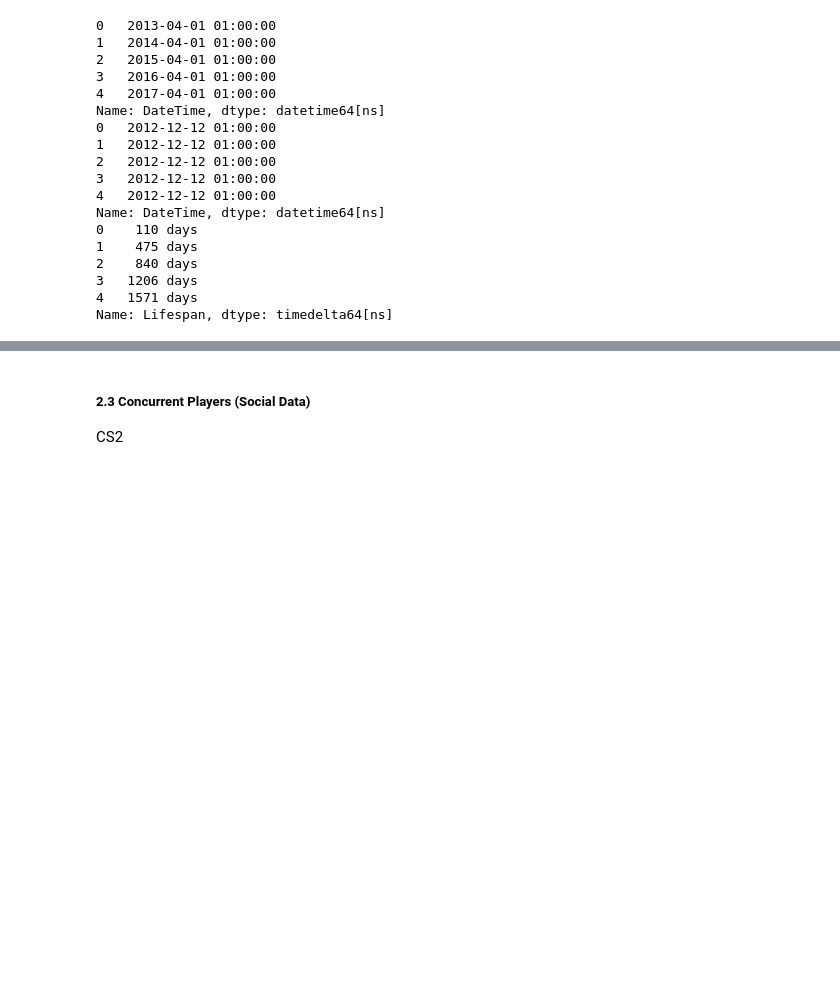
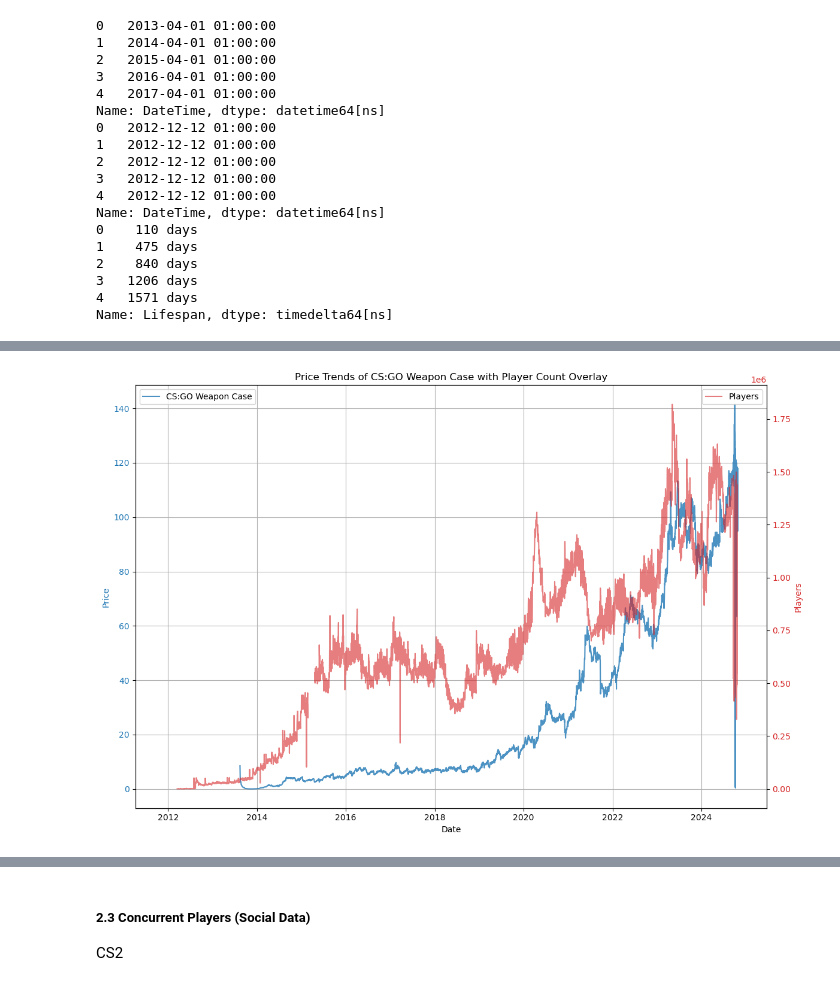
Before and after one commit to aalichao/CMPE255, a Jupyter notebook: Project.ipynb, the cells around one changed output, grey strips where cells are left out. Saved outputs shown, nothing was run; the diff lists cells and outputs as text; code cells hidden in the pictures; blank space fills up the shorter version.

```diff
--- a/Project.ipynb
+++ b/Project.ipynb
@@ -388,0 +445,55 @@ tf.to_json('./TF2Prices/CombinedTF2Prices_MultiParents_Dates_Lifetime.json', ori
+# %%
+import pandas as pd
+import matplotlib.pyplot as plt
+
+# Load the data
+cs = pd.read_csv('./CS2Prices/CombinedCS2Prices_Dates_Lifetime.csv')
+cs_filtered = pd.read_csv('./PlayerCount/cs2playercount.csv')
+
+# Ensure 'DateTime' columns are in datetime format
+cs['DateTime'] = pd.to_datetime(cs['DateTime'], errors='coerce')
+cs_filtered['DateTime'] = pd.to_datetime(cs_filtered['DateTime'], errors='coerce')
+
+# Dictionary for parent items and their children
+family = {'CS:GO Weapon Case': ['MP7 | Skulls', 'SG 553 | Ultraviolet', 'AUG | Wings', 'USP-S | Dark Water', 'Glock-18 | Dragon Tattoo', 'Desert Eagle | Hypnotic', 'AWP | Lightning Strike']}
+
+# Set up the plot
+fig, ax1 = plt.subplots(figsize=(12, 8))
+
+# Define color map for different lines
+colors = plt.cm.tab20.colors
+color_idx = 20
+
+# Plot the parent item price trend over time on the primary y-axis
+for parent, children in family.items():
+    item_data = cs[cs['Item Name'] == parent]
+
+    # Group by date if needed and plot
+    item_data_agg = item_data.groupby('DateTime')['Price'].mean().reset_index()
+    ax1.plot(item_data_agg['DateTime'], item_data_agg['Price'], label=parent, color=colors[color_idx % len(colors)], alpha=0.8, zorder=10)
+    color_idx += 1
+
+# Customize the primary y-axis (left)
+ax1.set_xlabel('Date')
+ax1.set_ylabel('Price', color='tab:blue')
+ax1.tick_params(axis='y', labelcolor='tab:blue')
+
+# Create a secondary y-axis for the player count
+ax2 = ax1.twinx()
+
+# Plot player count data on the secondary y-axis
+ax2.plot(cs_filtered['DateTime'], cs_filtered['Players'], label='Players', color='tab:red', alpha=0.6)
+ax2.set_ylabel('Players', color='tab:red')
+ax2.tick_params(axis='y', labelcolor='tab:red')
+
+# Title and grid for clarity
+plt.title('Price Trends of CS:GO Weapon Case with Player Count Overlay')
+ax1.legend(loc='upper left')
+ax2.legend(loc='upper right')
+ax1.grid(True)
+
+# Display the plot
+plt.tight_layout()
+plt.show()
+# %% [output]
+[figure, added]
```
Also changed, not shown: parts of 16 cells of this notebook.
